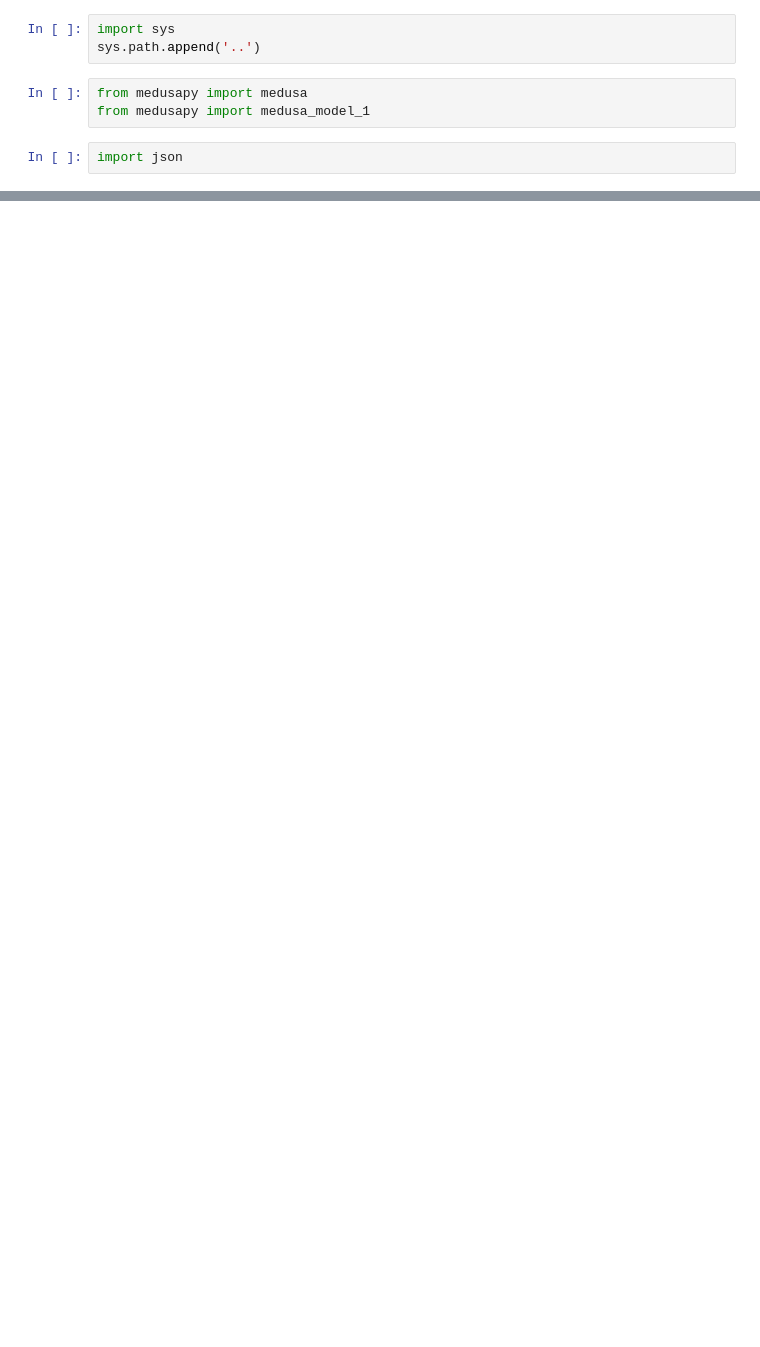
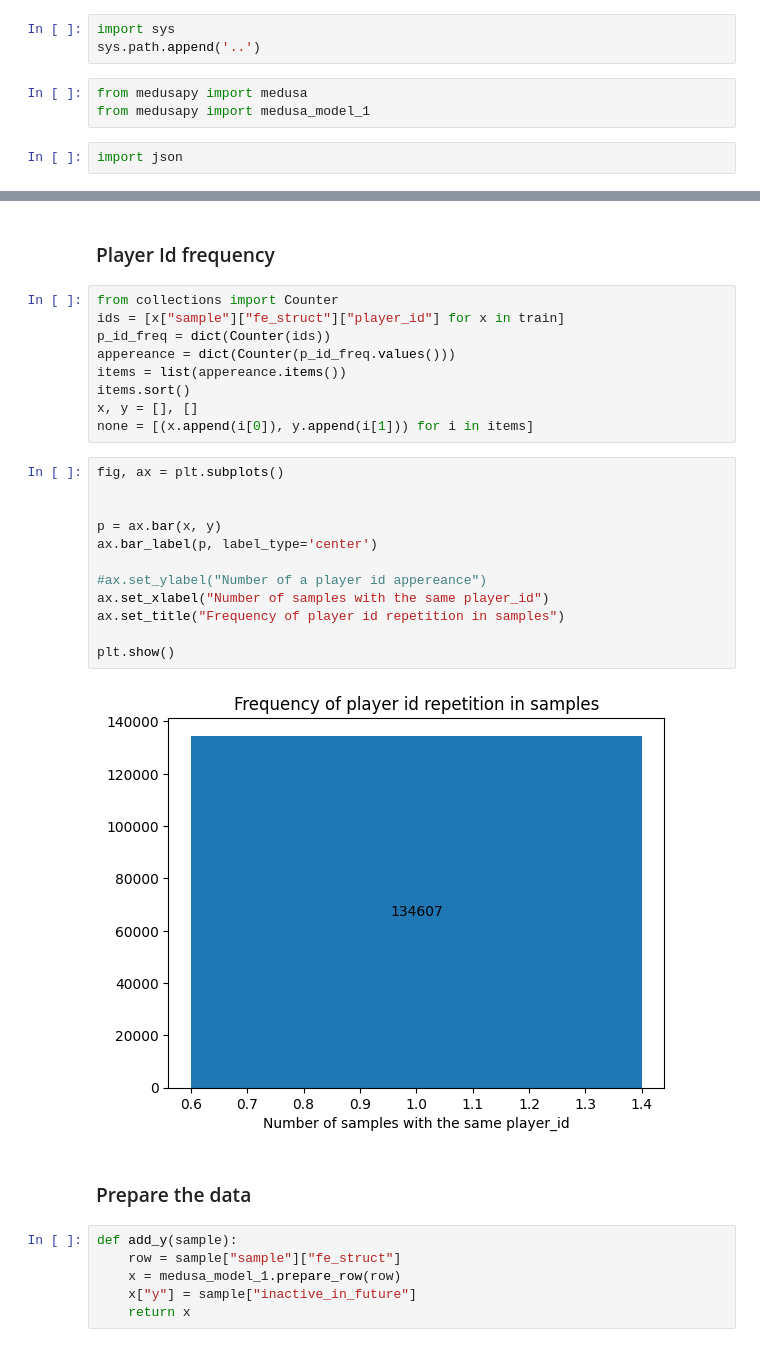
Before and after one commit to TheRedNatar/MedusaPY, a Jupyter notebook: notebooks/model_ndays_1.ipynb, the cells around one changed output, grey strips where cells are left out. Drawn from its saved outputs; the diff is of its cells as text; blank space fills up the shorter version.

```diff
--- a/notebooks/model_ndays_1.ipynb
+++ b/notebooks/model_ndays_1.ipynb
@@ -141,0 +90,33 @@ clf = RandomForestClassifier(n_estimators=1500, max_depth=None)
+# %% [markdown]
+### Player Id frequency
+# %%
+from collections import Counter
+ids = [x["sample"]["fe_struct"]["player_id"] for x in train]
+p_id_freq = dict(Counter(ids))
+appereance = dict(Counter(p_id_freq.values()))
+items = list(appereance.items())
+items.sort()
+x, y = [], []
+none = [(x.append(i[0]), y.append(i[1])) for i in items]
+# %%
+fig, ax = plt.subplots()
+
+
+p = ax.bar(x, y)
+ax.bar_label(p, label_type='center')
+
+#ax.set_ylabel("Number of a player id appereance")
+ax.set_xlabel("Number of samples with the same player_id")
+ax.set_title("Frequency of player id repetition in samples")
+
+plt.show()
+# %% [output]
+[figure, added]
+# %% [markdown]
+### Prepare the data
+# %%
+def add_y(sample):
+    row = sample["sample"]["fe_struct"]
+    x = medusa_model_1.prepare_row(row)
+    x["y"] = sample["inactive_in_future"]
+    return x
```
Also changed, not shown: parts of 65 cells of this notebook, 9 other files.
